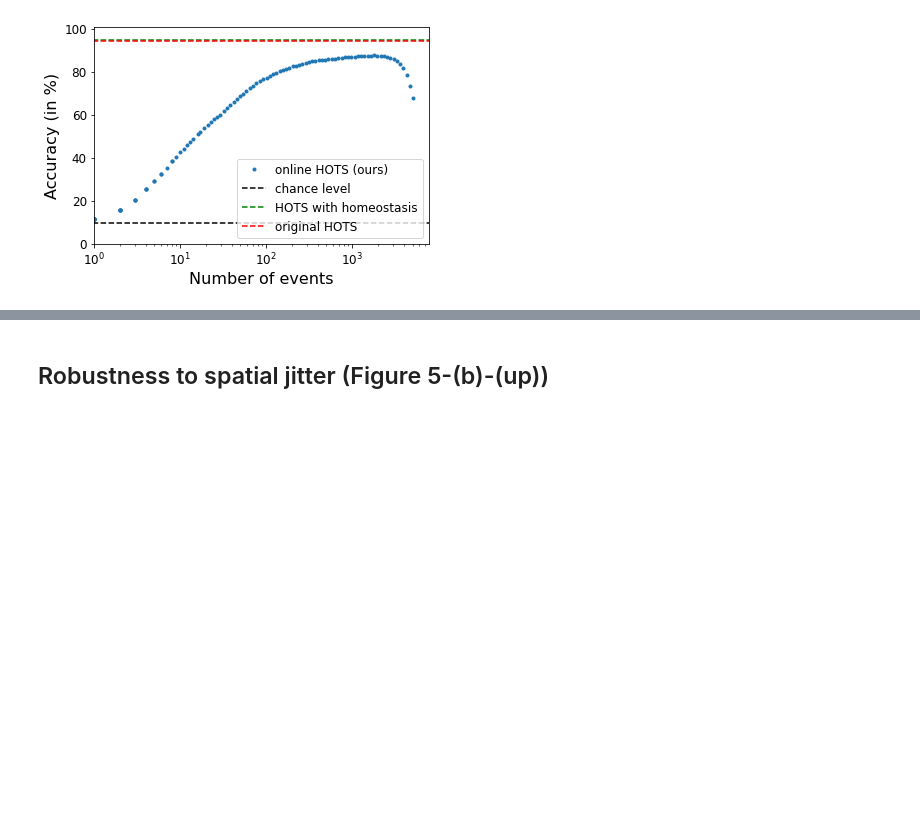
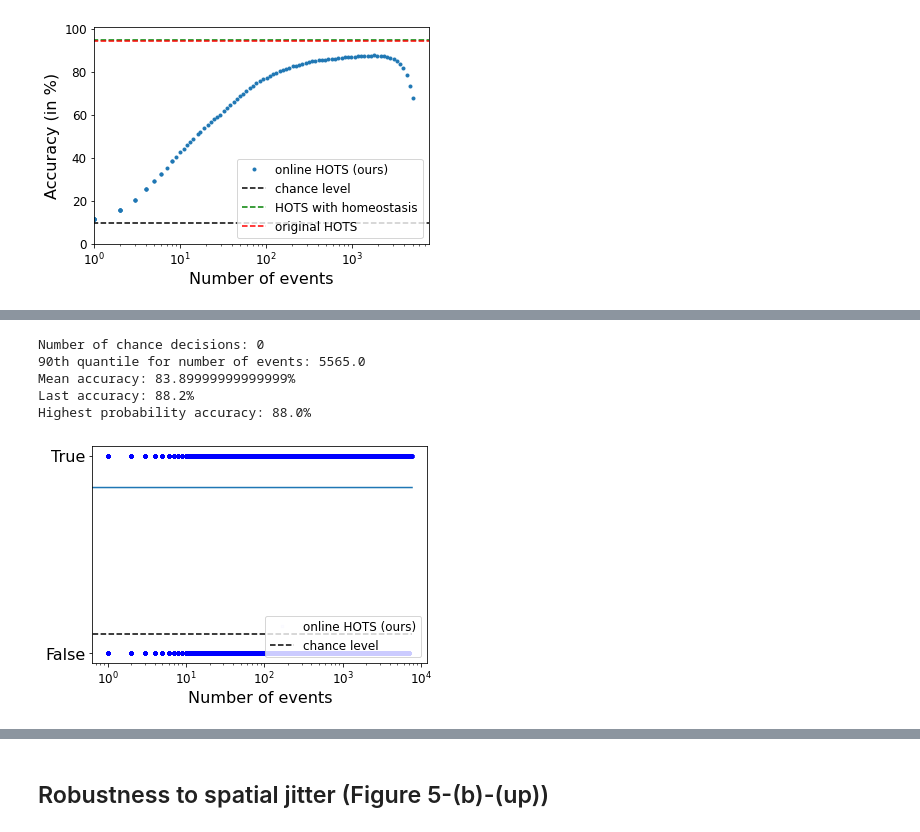
Before and after one commit to AntoineGrimaldi/hotsline, a Jupyter notebook: notebooks/RESULTS_NMNIST.ipynb, the cells around one changed output, grey strips where cells are left out. Saved outputs shown, nothing was run; the diff lists cells and outputs as text; code cells hidden in the pictures; blank space fills up the shorter version.

```diff
--- a/notebooks/RESULTS_NMNIST.ipynb
+++ b/notebooks/RESULTS_NMNIST.ipynb
@@ -140,0 +145,9 @@ meanac, onlinac, lastac = score_classif_events(likelihood, true_target, n_classe
+# %%
+meanac_thres, onlinac_thres, lastac_thres = score_classif_events(likelihood, true_target, n_classes, thres = None, online_acc = False, psycho=True)
+# %% [output]
+Number of chance decisions: 0
+90th quantile for number of events: 5565.0
+Mean accuracy: 83.89999999999999%
+Last accuracy: 88.2%
+Highest probability accuracy: 88.0%
+[figure, added]
```
Also changed, not shown: parts of 9 cells of this notebook, 5 other files.
